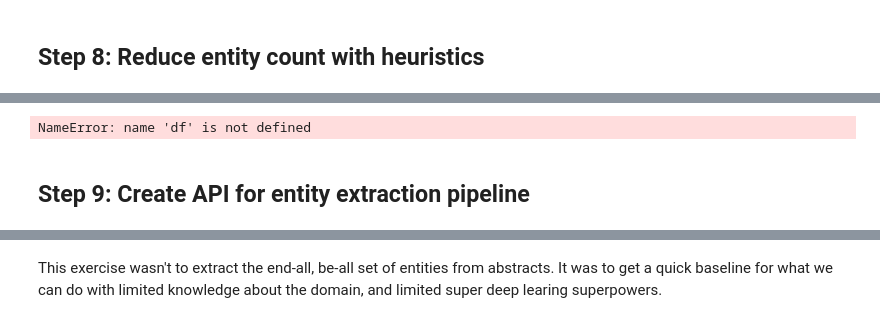
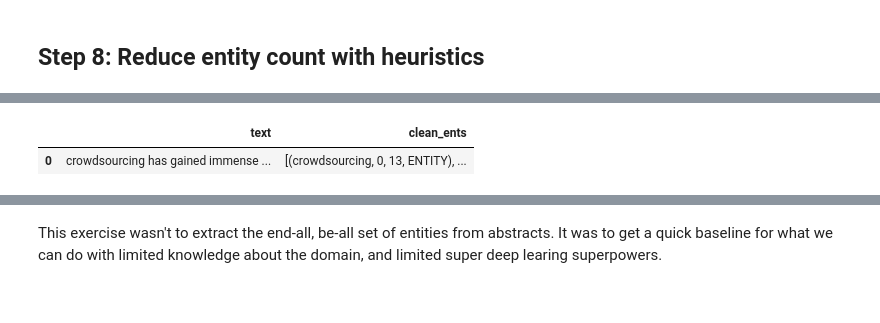
Before and after one commit to SocialSharma/named_entity_recognition, a Jupyter notebook: entity_extraction.ipynb, the cells around one changed output, grey strips where cells are left out. Drawn from its saved outputs; the diff is of its cells as text; code cells hidden in the pictures.

```diff
--- a/entity_extraction_v1.ipynb
+++ b/entity_extraction.ipynb
@@ -721,6 +768,0 @@ df['clean_ents'][5]
-# %%
-df['clean_ents'][5].drop('asset returns')
-# %% [output]
-NameError: name 'df' is not defined
-# %% [markdown]
-## Step 9: Create API for entity extraction pipeline
@@ -733,0 +769,15 @@ NameError: name 'df' is not defined
+# %%
+# store entity start and end index for visualization in dummy df
+ents = []
+abstract = df['text'][0]
+for ent in df['clean_ents'][0]:
+    idx = abstract.find(ent)
+    ents.append((ent, idx, idx+len(ent), 'ENTITY'))
+ents.sort(key=lambda tup: tup[1])
+
+dummy_df = pd.DataFrame([abstract, ents]).T # transpose dataframe
+dummy_df.columns = ['text', 'clean_ents']
+dummy_df
+# %% [output]
+|  | text | clean_ents |
+| 0 | crowdsourcing has gained immense ... | [(crowdsourcing, 0, 13, ENTITY), ... |
```
Also changed, not shown: parts of 19 cells of this notebook.
